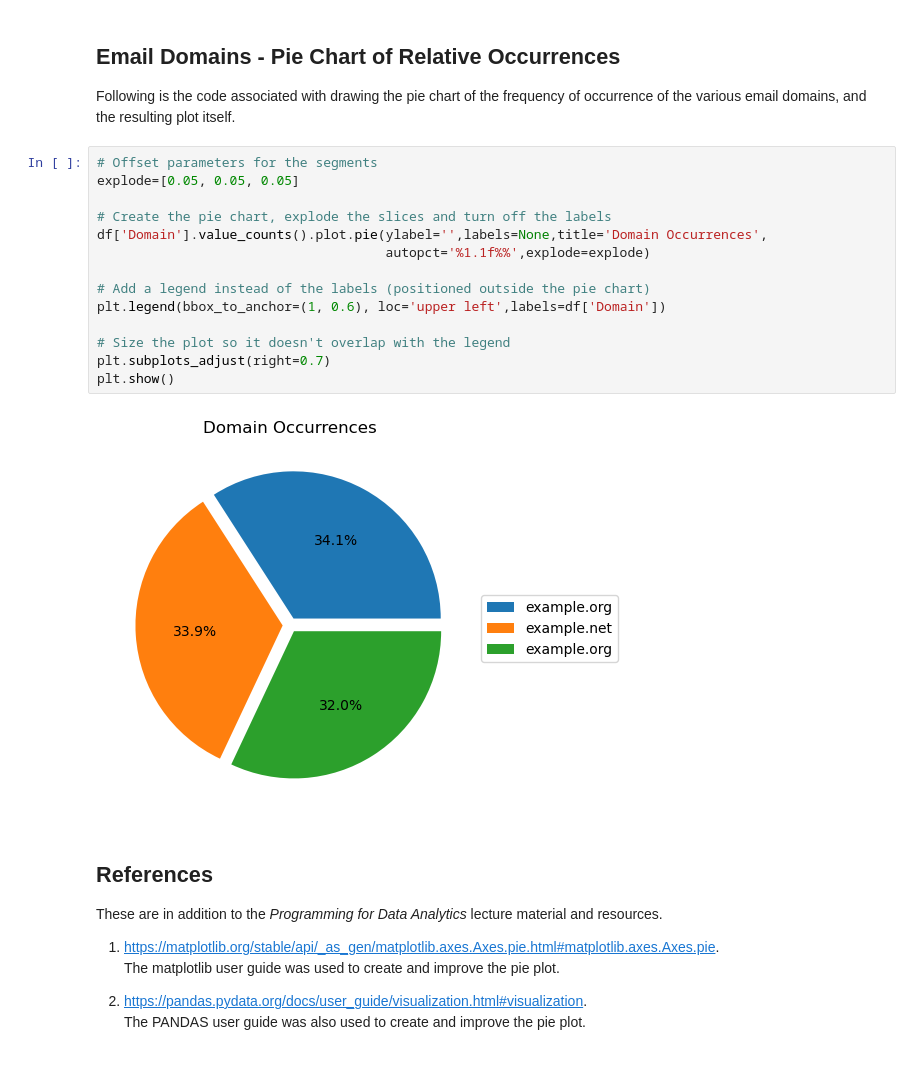
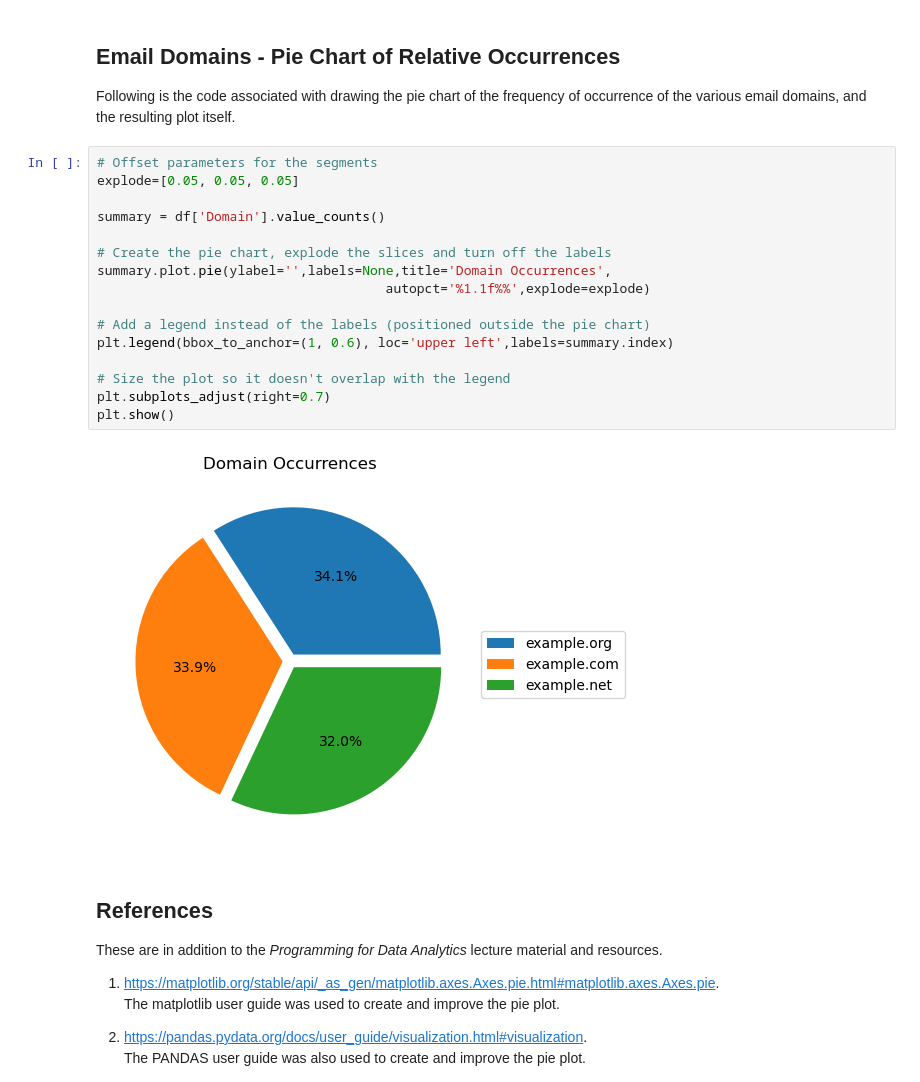
Before and after one commit to dvdgeroconnell/PFDA-assignments, a Jupyter notebook: assignment03-pie.ipynb, the cells around one changed output. Drawn from its saved outputs; the diff is of its cells as text.

Commit message:
Minor update to have the labels match the segments

```diff
--- a/assignment03-pie.ipynb
+++ b/assignment03-pie.ipynb
@@ -88,19 +88,21 @@ Following is the code associated with drawing the pie chart of the frequency of
 # %%
 # Offset parameters for the segments
 explode=[0.05, 0.05, 0.05]
 
+summary = df['Domain'].value_counts()
+
 # Create the pie chart, explode the slices and turn off the labels
-df['Domain'].value_counts().plot.pie(ylabel='',labels=None,title='Domain Occurrences',
+summary.plot.pie(ylabel='',labels=None,title='Domain Occurrences',
                                      autopct='%1.1f%%',explode=explode)
 
 # Add a legend instead of the labels (positioned outside the pie chart)
-plt.legend(bbox_to_anchor=(1, 0.6), loc='upper left',labels=df['Domain'])
+plt.legend(bbox_to_anchor=(1, 0.6), loc='upper left',labels=summary.index)
 
 # Size the plot so it doesn't overlap with the legend
 plt.subplots_adjust(right=0.7)
 plt.show()
 # %% [output]
-[figure, old version]
+[figure, new version]
 # %% [markdown]
 ## References
 These are in addition to the *Programming for Data Analytics* lecture material and resources.
```
